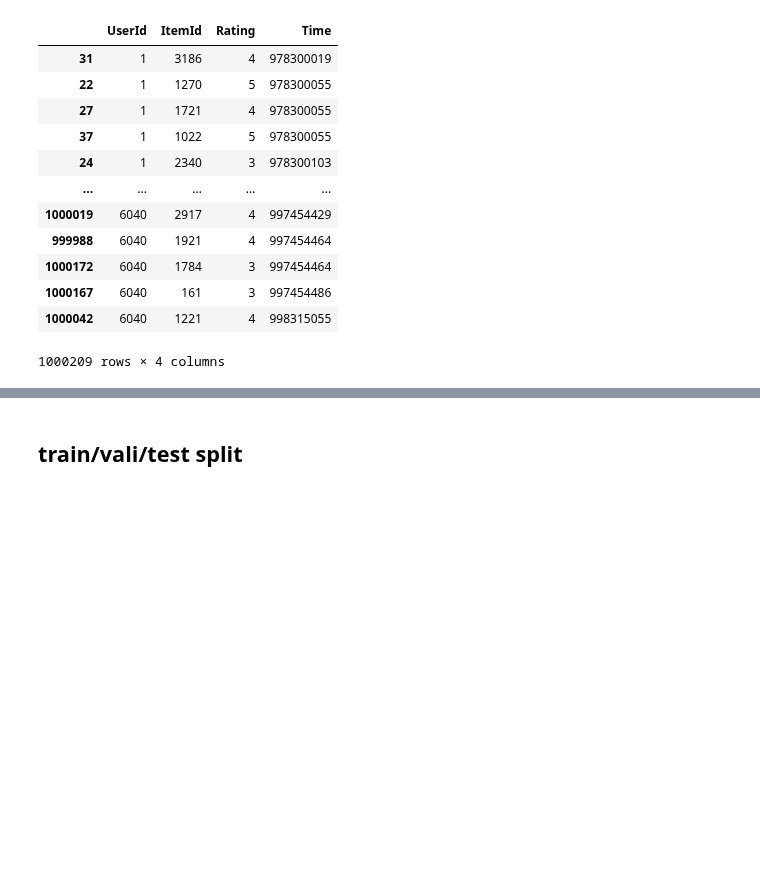
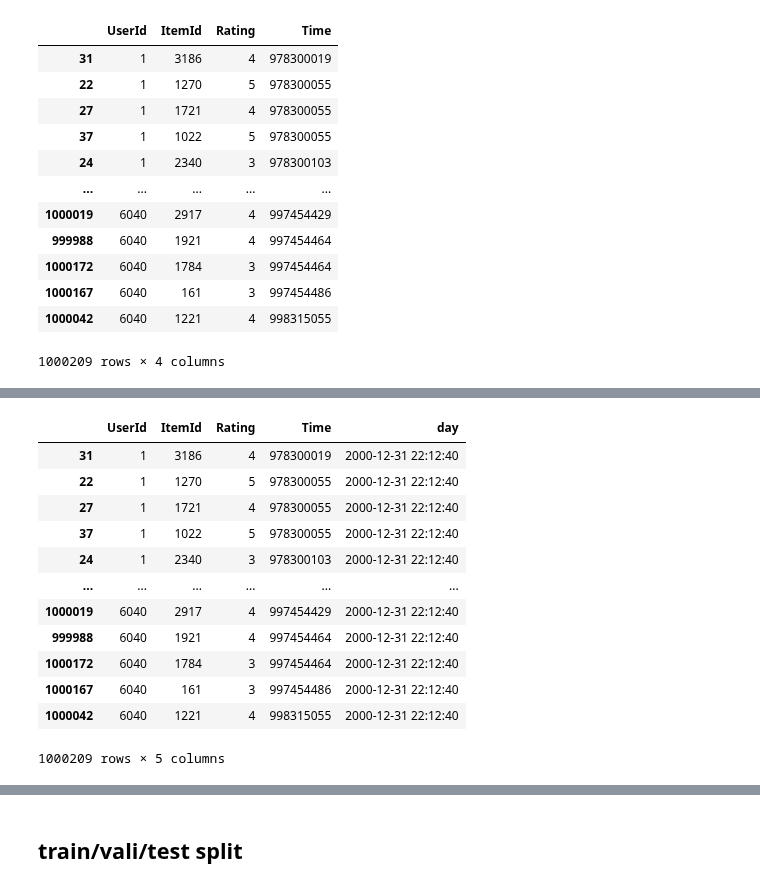
Before and after one commit to ja2y5ung/AIFFEL, a Jupyter notebook: EX12 Project_moonjaeyoung.ipynb, the cells around one changed output, grey strips where cells are left out. Drawn from its saved outputs; the diff is of its cells as text; code cells hidden in the pictures; blank space fills up the shorter version.

```diff
--- a/EX12 Project_moonjaeyoung.ipynb
+++ b/EX12 Project_moonjaeyoung.ipynb
@@ -190,0 +213,18 @@ print(mkday(latest))
+# %%
+month_ago = latest - 86400 * 365* 30   # 최종 날짜로부터 3년 이전 날짜를 구한다.
+data = data[data['Time'] > month_ago]   # 방금 구한 날짜 이후의 데이터만 모은다.
+data
+# %% [output]
+|  | UserId | ItemId | Rating | Time | day |
+| 31 | 1 | 3186 | 4 | 978300019 | 2000-12-31 22:12:40 |
+| 22 | 1 | 1270 | 5 | 978300055 | 2000-12-31 22:12:40 |
+| 27 | 1 | 1721 | 4 | 978300055 | 2000-12-31 22:12:40 |
+| 37 | 1 | 1022 | 5 | 978300055 | 2000-12-31 22:12:40 |
+| 24 | 1 | 2340 | 3 | 978300103 | 2000-12-31 22:12:40 |
+| ... | ... | ... | ... | ... | ... |
+| 1000019 | 6040 | 2917 | 4 | 997454429 | 2000-12-31 22:12:40 |
+| 999988 | 6040 | 1921 | 4 | 997454464 | 2000-12-31 22:12:40 |
+| 1000172 | 6040 | 1784 | 3 | 997454464 | 2000-12-31 22:12:40 |
+| 1000167 | 6040 | 161 | 3 | 997454486 | 2000-12-31 22:12:40 |
+| 1000042 | 6040 | 1221 | 4 | 998315055 | 2000-12-31 22:12:40 |
+1000209 rows × 5 columns
```
Also changed, not shown: parts of 26 cells of this notebook.
